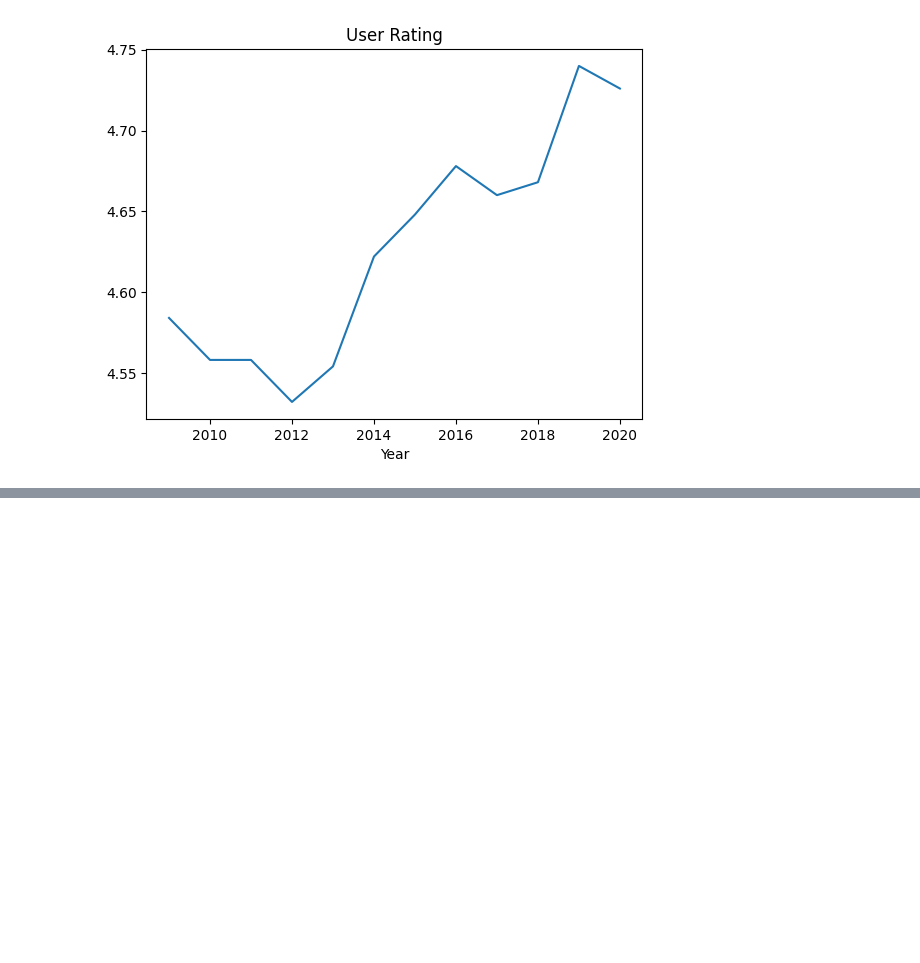
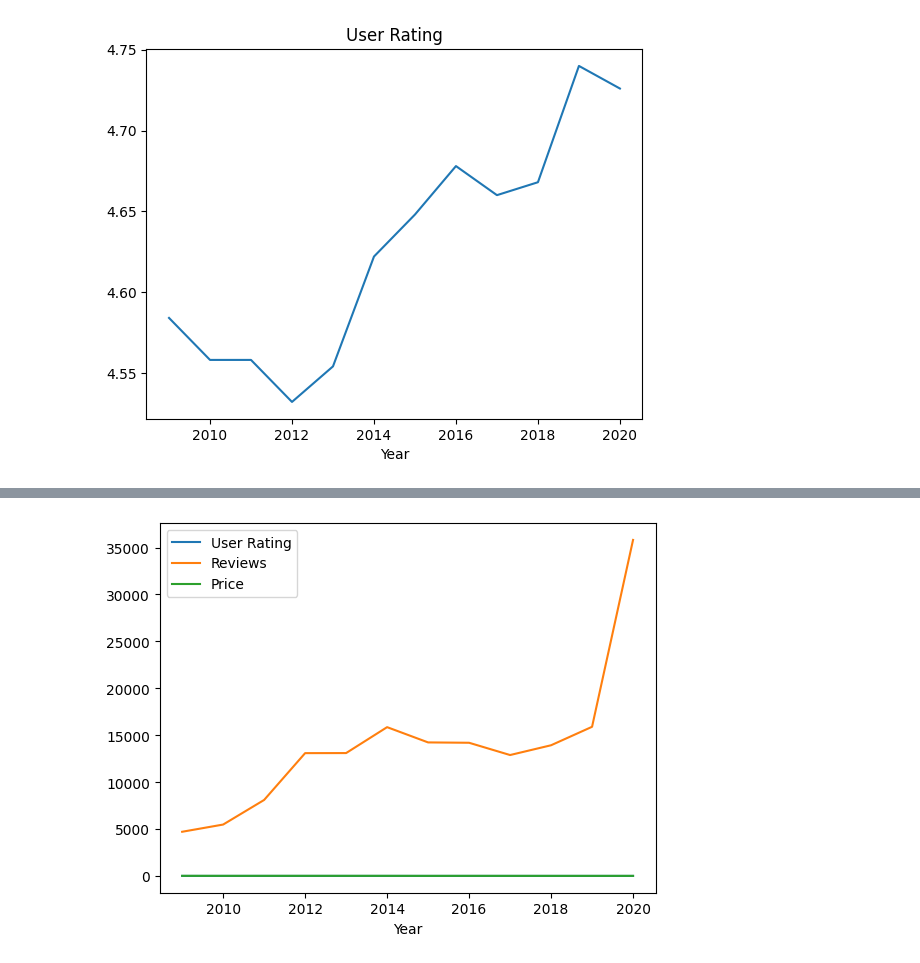
Before and after one commit to masoud533/DataVisualization, a Jupyter notebook: notebooks/amazonBooks/AmazonBooks.ipynb, the cells around one changed output, grey strips where cells are left out. Drawn from its saved outputs; the diff is of its cells as text; code cells hidden in the pictures; blank space fills up the shorter version.

Commit message:
draw 3 chart in one chart related AmazonBooks notebook

```diff
--- a/notebooks/amazonBooks/AmazonBooks.ipynb
+++ b/notebooks/amazonBooks/AmazonBooks.ipynb
@@ -95,0 +114,5 @@ avg_by_year['User Rating'].plot(kind='line', title='User Rating')
+# %%
+avg_by_year.plot()
+plt.show()
+# %% [output]
+[figure, added]
```
Also changed, not shown: parts of 5 cells of this notebook.
